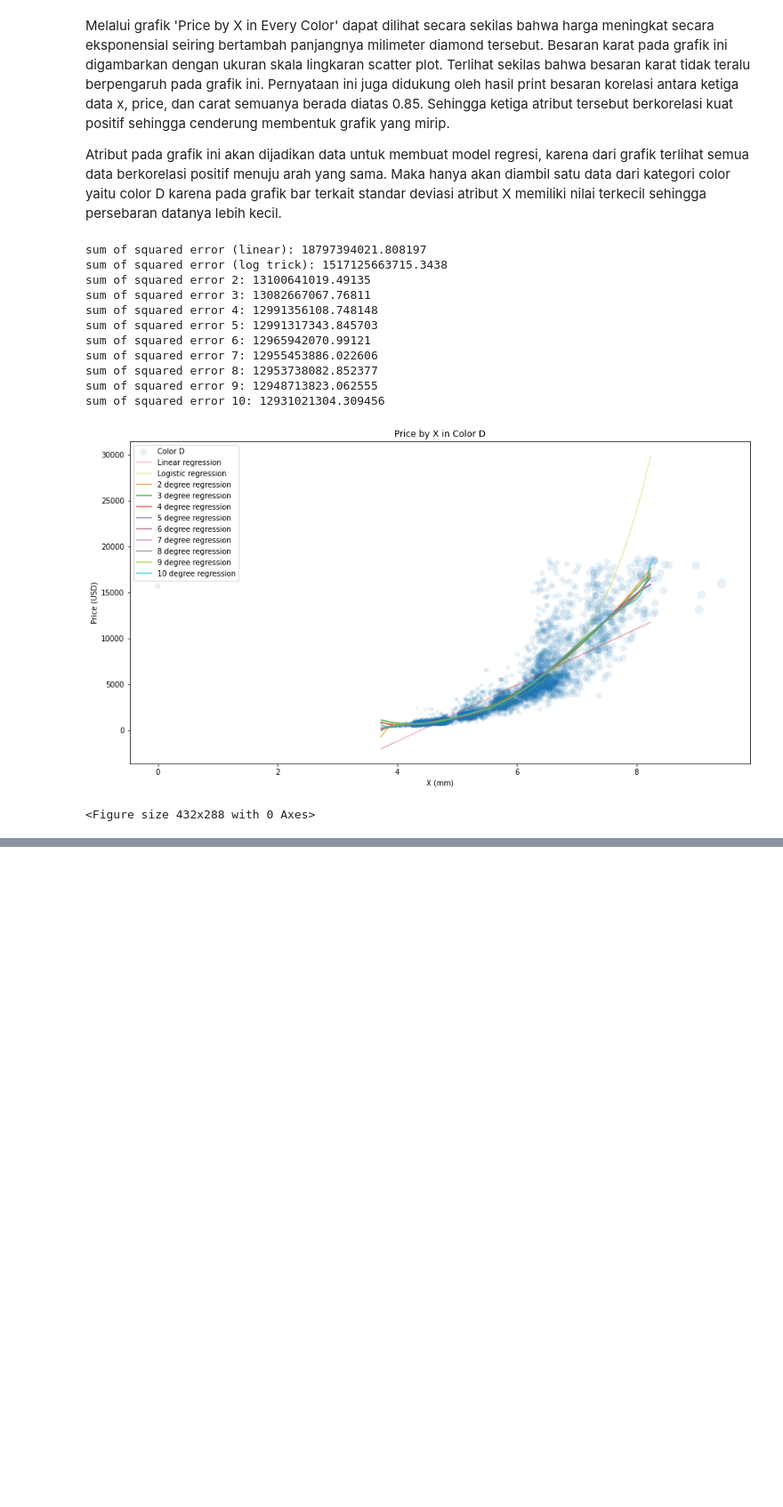
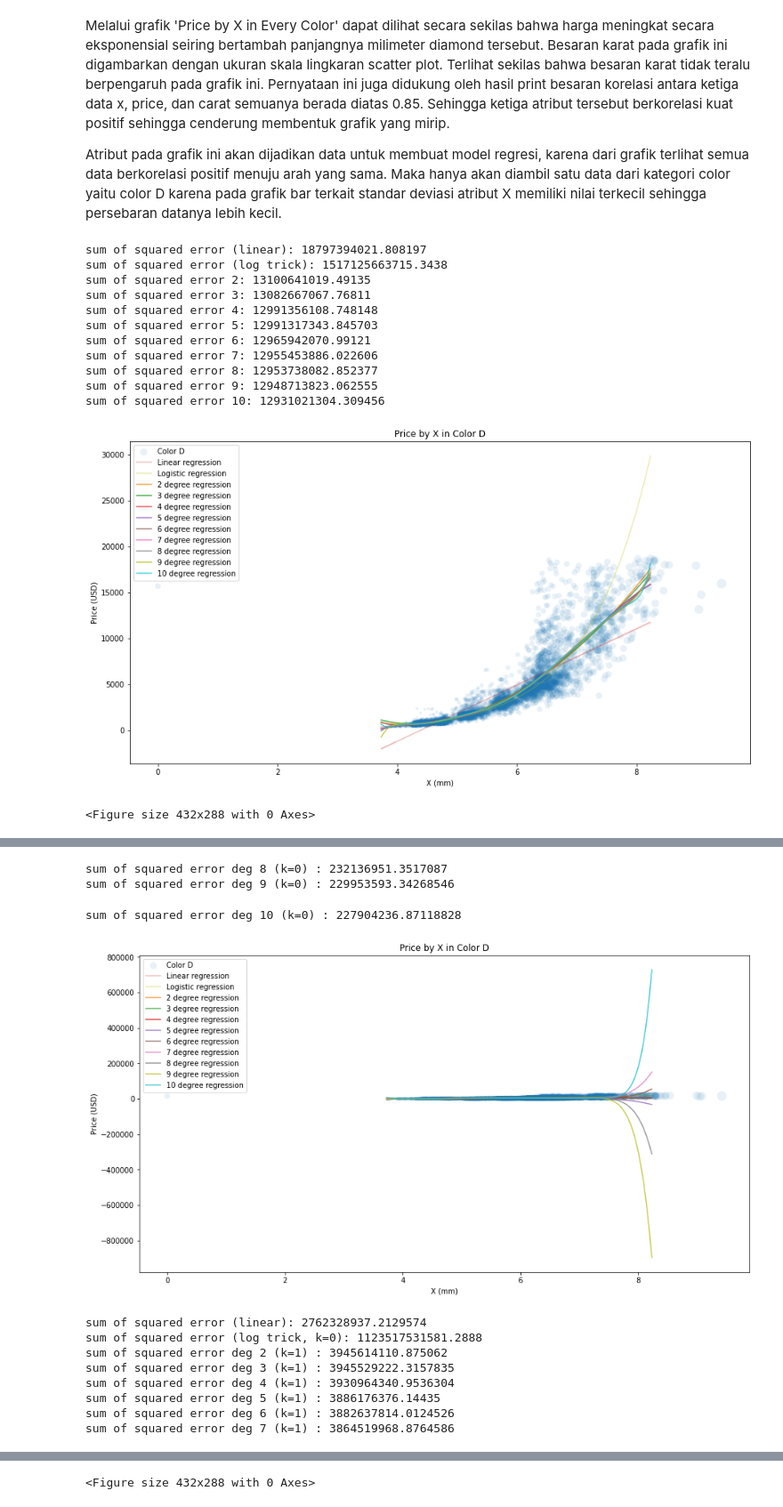
Before and after one commit to michaelmanurung/Numerical-Method-Project, a Jupyter notebook: Diamond_data_exploration.ipynb, the cells around one changed output, grey strips where cells are left out. Shown at 89% size. Drawn from its saved outputs; the diff is of its cells as text; code cells hidden in the pictures; blank space fills up the shorter version.

Commit message:
K-Cross validation result and summary added

```diff
--- a/Diamond_data_exploration.ipynb
+++ b/Diamond_data_exploration.ipynb
@@ -553,0 +555,67 @@ sum of squared error 10: 12931021304.309456
+# %%
+# karena jumlah data habis dibagi 5 maka nilai K = 5 agar data yang dihasilkan bilangan bulat
+print(x.count()/5)
+
+# nilai K
+k = 5
+
+#  data frame to contain data from k-fold cross validation
+kFoldDF = pd.DataFrame(columns=['Degree', 'K-Fold', 'Sum Square Error'])
+
+#prediction looping from 2 to 10 degree polynomial regression
+for a in range(0, 5):
+
+    x_arr = np.array_split(x, k)
+    y_arr = np.array_split(y, k)
+
+    #ploting data & data model
+    plt.figure(figsize=[15,8])
+    plt.title('Price by X in Color D')
+    plt.xlabel('X (mm)')
+    plt.ylabel('Price (USD)')
+    plt.scatter(xPriceDF[xdPriceDF]['x'], xPriceDF[xdPriceDF]['price'], s=xPriceDF[xdPriceDF]['carat']*50, color='tab:blue', edgecolors='none', alpha=0.1, label='Color D')
+
+    # graph color list
+    colorList = ['tab:red', 'tab:orange', 'tab:green', 'tab:red', 'tab:purple', 'tab:brown', 'tab:pink', 'tab:gray', 'tab:olive', 'tab:cyan', 'tab:blue']
+
+    # x axis range model from minimum to maximum value of real x with 100 point
+    x_model = np.linspace(x.min(), x.max(), 100)
+
+    # x, y split
+    ySplit = y[y_arr[0].index]
+    xSplit = x[y_arr[0].index]
+
+    # Linear model
+    y_preds = calc_predictions(xSplit, 1)
+    y_preds_sse = calc_sse(xSplit, ySplit, 1)
+    print('sum of squared error (linear): ' + str(y_preds_sse))
+    plt.plot(xSplit, y_preds, color=colorList[0], alpha=0.3 ,label='Linear regression')
+
+    data = {'Degree': 1, 'K-Fold': a+1, 'Sum Square Error': y_preds_sse}
+    kFoldDF = kFoldDF.append(data, ignore_index=True)
+
+    # log trick exponential model
+    A = np.vstack([xSplit, np.ones(len(xSplit))]).T
+    beta, log_alpha = np.linalg.lstsq(A, np.log(ySplit), rcond = None)[0]
+    alpha = np.exp(log_alpha)
+
+    y_preds = alpha * np.exp(beta * x_model)
+    y_preds_sse = calc_sse(x_model, y_preds, 0.5)
+    print('sum of squared error (log trick, k=0): ' + str(y_preds_sse))
+    plt.plot(x_model, y_preds, "y", alpha=0.3, label='Logistic regression')
+
+    data = {'Degree': 0.5, 'K-Fold': a+1, 'Sum Square Error': y_preds_sse}
+    kFoldDF = kFoldDF.append(data, ignore_index=True)
+
+    for i in range(2, 11):
+        y_preds = np.polyfit(x_arr[a], y_arr[a], i)
+        y_preds_sse = calc_sse(x_arr[a], y_arr[a], i)
+        print('sum of squared error deg ' + str(i) + ' (k=' + str(a) + ') : ' + str(y_preds_sse))
+        plt.plot(x_model, np.polyval(y_preds, x_model), color=colorList[i-1], alpha=0.8 ,label=str(i)+' degree regression')
+        data = {'Degree': i, 'K-Fold': a+1, 'Sum Square Error': y_preds_sse}
+        kFoldDF = kFoldDF.append(data, ignore_index=True)
+
+    plt.legend(loc='best')
+    plt.show()
+    plt.clf()
+# %% [output]
@@ -553,0 +631,12 @@ sum of squared error 10: 12931021304.309456
+sum of squared error deg 8 (k=0) : 232136951.3517087
+sum of squared error deg 9 (k=0) : 229953593.34268546
+sum of squared error deg 10 (k=0) : 227904236.87118828
+[figure, added]
+sum of squared error (linear): 2762328937.2129574
+sum of squared error (log trick, k=0): 1123517531581.2888
+sum of squared error deg 2 (k=1) : 3945614110.875062
+sum of squared error deg 3 (k=1) : 3945529222.3157835
+sum of squared error deg 4 (k=1) : 3930964340.9536304
+sum of squared error deg 5 (k=1) : 3886176376.14435
+sum of squared error deg 6 (k=1) : 3882637814.0124526
+sum of squared error deg 7 (k=1) : 3864519968.8764586
@@ -553,0 +646 @@ sum of squared error 10: 12931021304.309456
+<Figure size 432x288 with 0 Axes>
```
Also changed, not shown: parts of 6 cells of this notebook.
